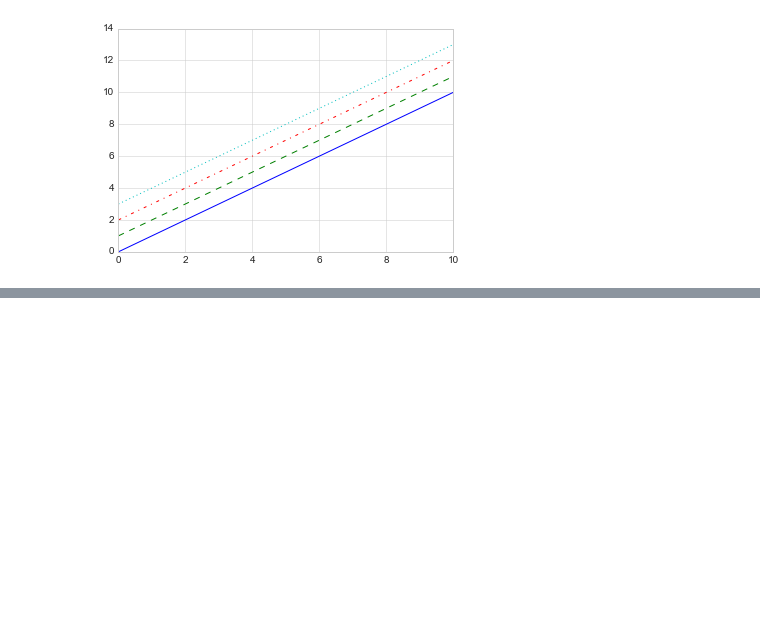
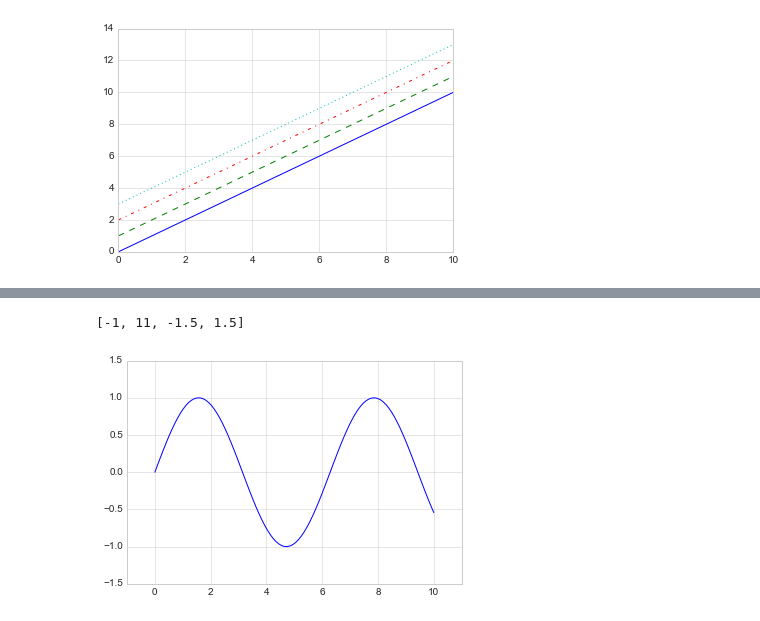
Before and after one commit to SpIIIII/jupyter-repo, a Jupyter notebook: Python Data Science Cookbook/Main.ipynb, the cells around one changed output, grey strips where cells are left out. Cells and saved outputs as stored; diff of their text form; code cells hidden in the pictures; blank space fills up the shorter version.

```diff
--- a/Python Data Science Cookbook/Main.ipynb
+++ b/Python Data Science Cookbook/Main.ipynb
@@ -385,0 +402,6 @@ plt.plot(x,x + 3,linestyle = 'dotted')
+# %%
+plt.plot(x,np.sin(x))
+plt.axis([-1,11,-1.5,1.5])
+# %% [output]
+[-1, 11, -1.5, 1.5]
+[figure, added]
```
Also changed, not shown: parts of 13 cells of this notebook, 1 other file.
